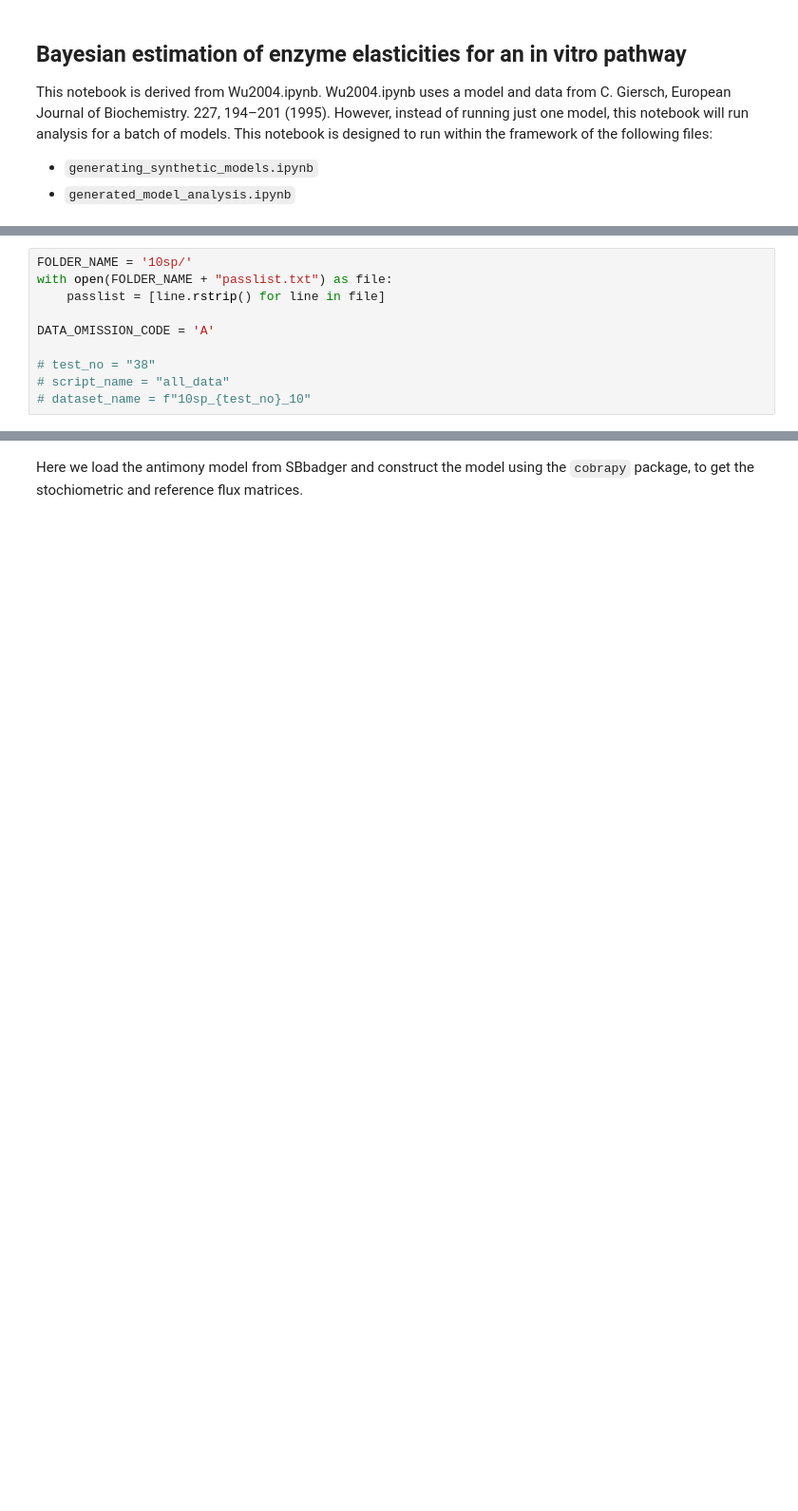
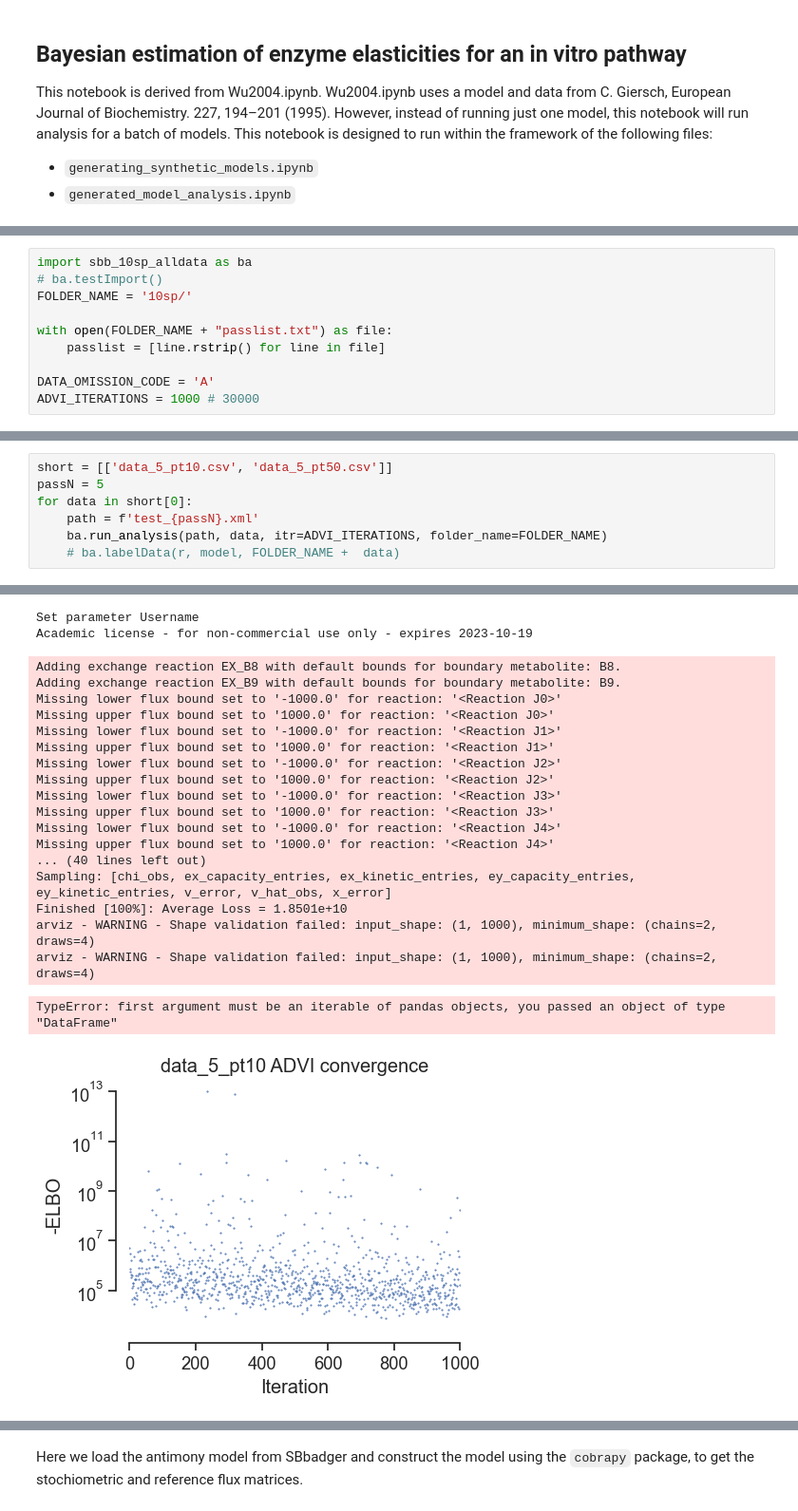
Before and after one commit to janisshin/benchmarking, a Jupyter notebook: sbb_10sp_alldata.ipynb, the cells around one changed output, grey strips where cells are left out. Shown at 95% size. Saved outputs shown, nothing was run; the diff lists cells and outputs as text; blank space fills up the shorter version.

```diff
--- a/sbb_10sp_alldata.ipynb
+++ b/sbb_10sp_alldata.ipynb
@@ -40,12 +52,12 @@ WARNING (aesara.configdefaults): g++ not available, if using conda: `conda insta
 WARNING (aesara.configdefaults): g++ not detected!  Aesara will be unable to compile C-implementations and will default to Python. Performance may be severely degraded. To remove this warning, set Aes ...
 WARNING (aesara.tensor.blas): Using NumPy C-API based implementation for BLAS functions.
 # %%
+import sbb_10sp_alldata as ba
+# ba.testImport()
 FOLDER_NAME = '10sp/'
+
 with open(FOLDER_NAME + "passlist.txt") as file:
     passlist = [line.rstrip() for line in file]
 
 DATA_OMISSION_CODE = 'A'
-
-# test_no = "38"
-# script_name = "all_data"
-# dataset_name = f"10sp_{test_no}_10"
+ADVI_ITERATIONS = 1000 # 30000
@@ -51,0 +75,8 @@ DATA_OMISSION_CODE = 'A'
+# %%
+short = [['data_5_pt10.csv', 'data_5_pt50.csv']]
+passN = 5
+for data in short[0]:
+    path = f'test_{passN}.xml'
+    ba.run_analysis(path, data, itr=ADVI_ITERATIONS, folder_name=FOLDER_NAME)
+    # ba.labelData(r, model, FOLDER_NAME +  data)
+# %% [output]
@@ -51,0 +84,21 @@ DATA_OMISSION_CODE = 'A'
+Set parameter Username
+Academic license - for non-commercial use only - expires 2023-10-19
+Adding exchange reaction EX_B8 with default bounds for boundary metabolite: B8.
+Adding exchange reaction EX_B9 with default bounds for boundary metabolite: B9.
+Missing lower flux bound set to '-1000.0' for reaction: '<Reaction J0>'
+Missing upper flux bound set to '1000.0' for reaction: '<Reaction J0>'
+Missing lower flux bound set to '-1000.0' for reaction: '<Reaction J1>'
+Missing upper flux bound set to '1000.0' for reaction: '<Reaction J1>'
+Missing lower flux bound set to '-1000.0' for reaction: '<Reaction J2>'
+Missing upper flux bound set to '1000.0' for reaction: '<Reaction J2>'
+Missing lower flux bound set to '-1000.0' for reaction: '<Reaction J3>'
+Missing upper flux bound set to '1000.0' for reaction: '<Reaction J3>'
+Missing lower flux bound set to '-1000.0' for reaction: '<Reaction J4>'
+Missing upper flux bound set to '1000.0' for reaction: '<Reaction J4>'
+... (40 lines left out)
+Sampling: [chi_obs, ex_capacity_entries, ex_kinetic_entries, ey_capacity_entries, ey_kinetic_entries, v_error, v_hat_obs, x_error]
+Finished [100%]: Average Loss = 1.8501e+10
+arviz - WARNING - Shape validation failed: input_shape: (1, 1000), minimum_shape: (chains=2, draws=4)
+arviz - WARNING - Shape validation failed: input_shape: (1, 1000), minimum_shape: (chains=2, draws=4)
+TypeError: first argument must be an iterable of pandas objects, you passed an object of type "DataFrame"
+[figure, added]
```
Also changed, not shown: parts of 52 cells of this notebook, 1 other file.
